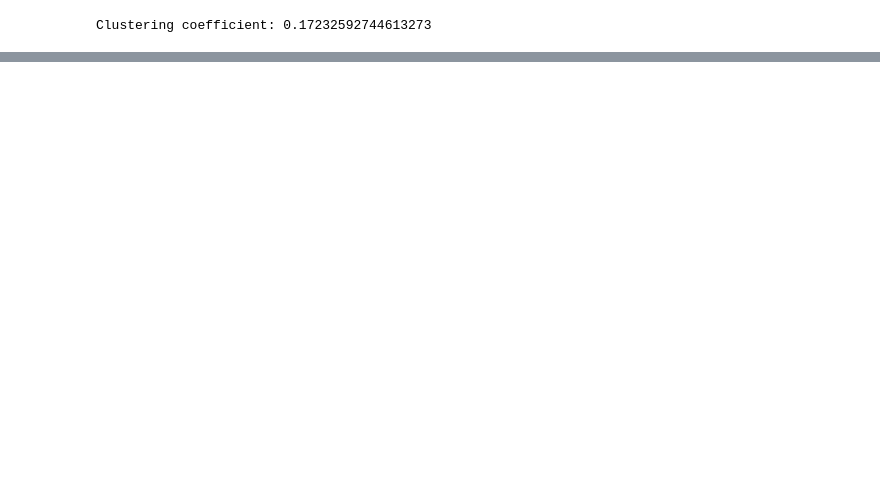
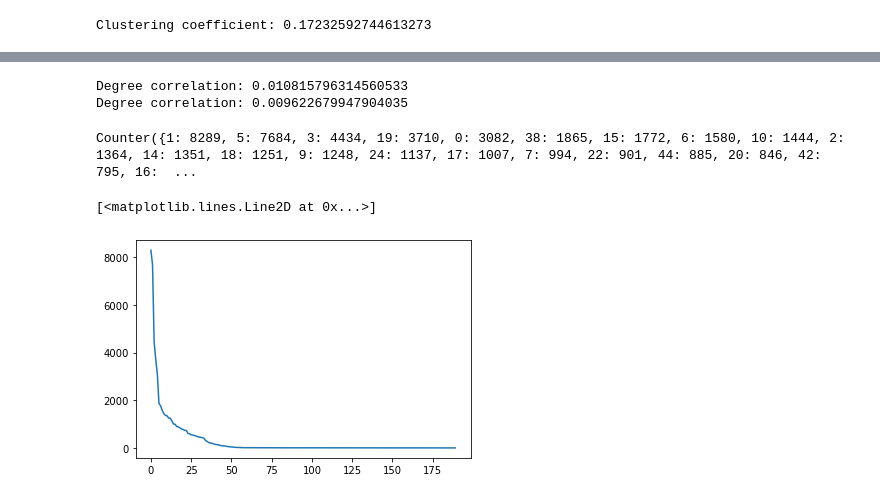
Before and after one commit to lory9894University/AVRC_project, a Jupyter notebook: measures.ipynb, the cells around one changed output, grey strips where cells are left out. Saved outputs shown, nothing was run; the diff lists cells and outputs as text; code cells hidden in the pictures; blank space fills up the shorter version.

```diff
--- a/measures.ipynb
+++ b/measures.ipynb
@@ -52,0 +74,20 @@ Clustering coefficient: 0.17232592744613273
+# %%
+#Degree correlation
+print("Degree correlation: "+str(nx.degree_pearson_correlation_coefficient(G)))
+print("Degree correlation: "+str(nx.degree_pearson_correlation_coefficient(largest_component)))
+# %% [output]
+Degree correlation: 0.010815796314560533
+Degree correlation: 0.009622679947904035
+# %%
+#community detection
+#communities = community_louvain.best_partition(G)
+largest_component_communities = community_louvain.best_partition(largest_component)
+# number of communities
+#print(Counter(communities.values()))
+print(Counter(largest_component_communities.values()))
+plt.plot(sorted(Counter(largest_component_communities.values()).values(),reverse=True))
+#per ignorare quelle da due è meglio valutare solo la largest_component
+# %% [output]
+Counter({1: 8289, 5: 7684, 3: 4434, 19: 3710, 0: 3082, 38: 1865, 15: 1772, 6: 1580, 10: 1444, 2: 1364, 14: 1351, 18: 1251, 9: 1248, 24: 1137, 17: 1007, 7: 994, 22: 901, 44: 885, 20: 846, 42: 795, 16:  ...
+[<matplotlib.lines.Line2D at 0x...>]
+[figure, added]
```
Also changed, not shown: parts of 7 cells of this notebook.
